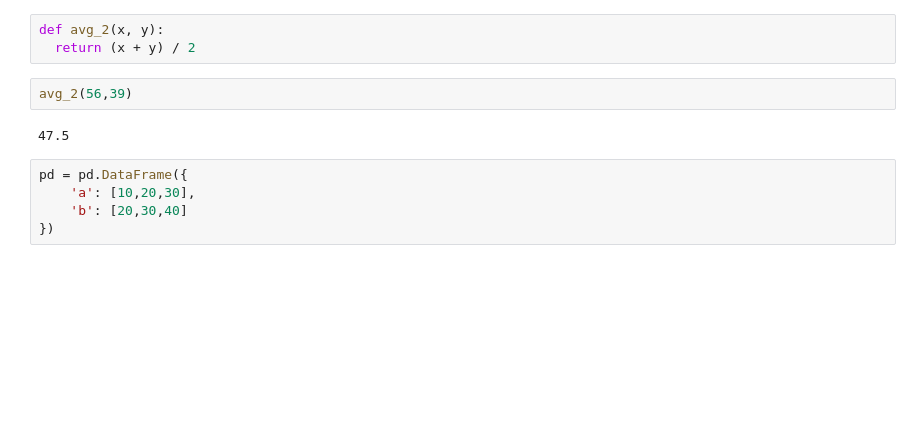
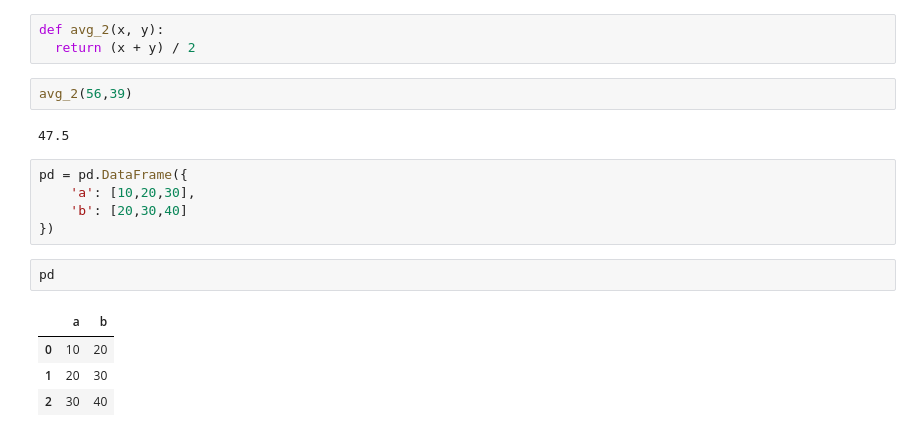
Before and after one commit to dilaraesmer/-Data-Processing-in-Python, a Jupyter notebook: Data_Processing_in_Python.ipynb, the cells around one changed output. Drawn from its saved outputs; the diff is of its cells as text; blank space fills up the shorter version.

```diff
--- a/Data_Processing_in_Python.ipynb
+++ b/Data_Processing_in_Python.ipynb
@@ -693,3 +693,10 @@ pd = pd.DataFrame({
     'a': [10,20,30],
     'b': [20,30,40]
 })
+# %%
+pd
+# %% [output]
+|  | a | b |
+| 0 | 10 | 20 |
+| 1 | 20 | 30 |
+| 2 | 30 | 40 |
```
